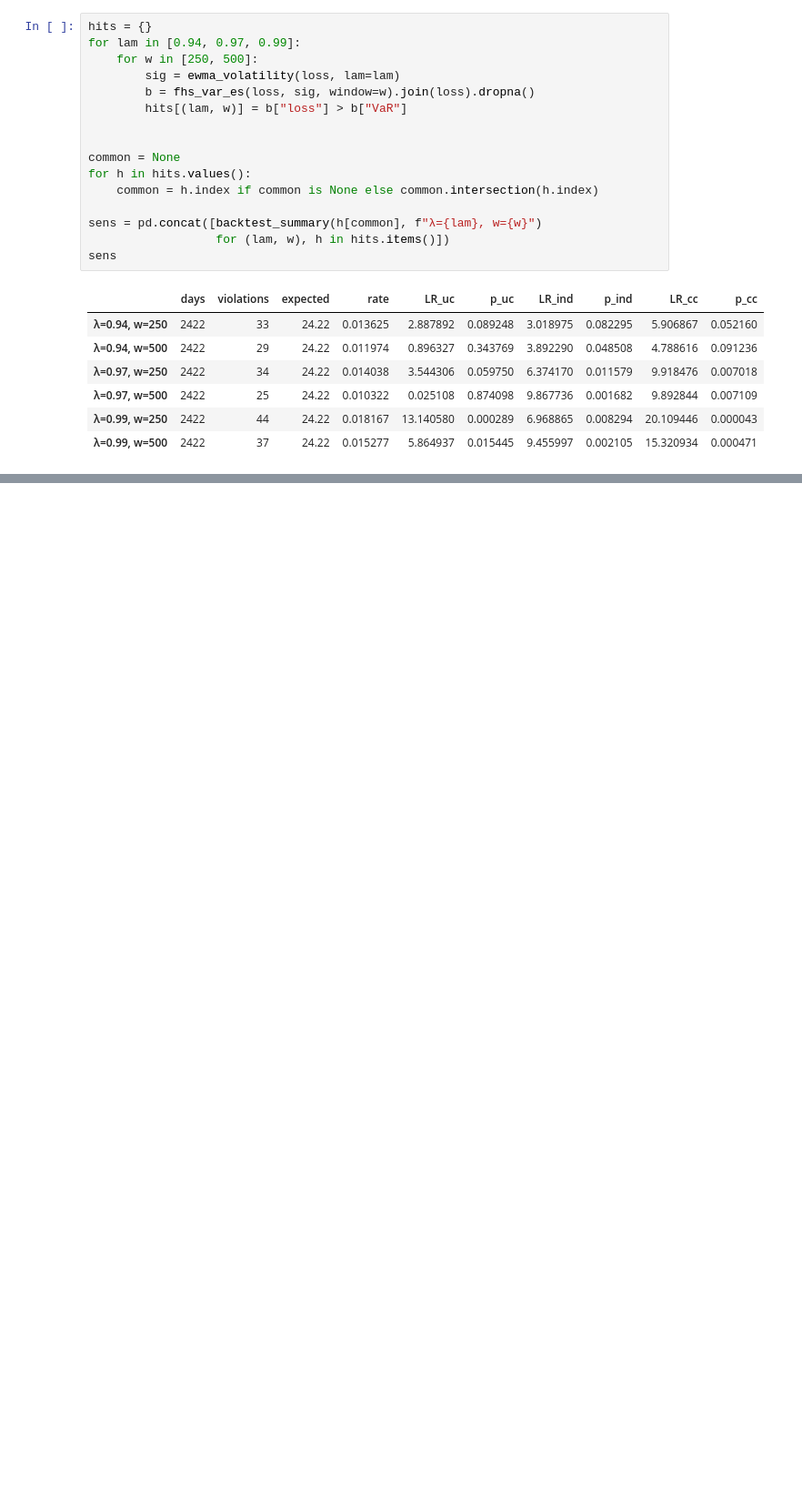
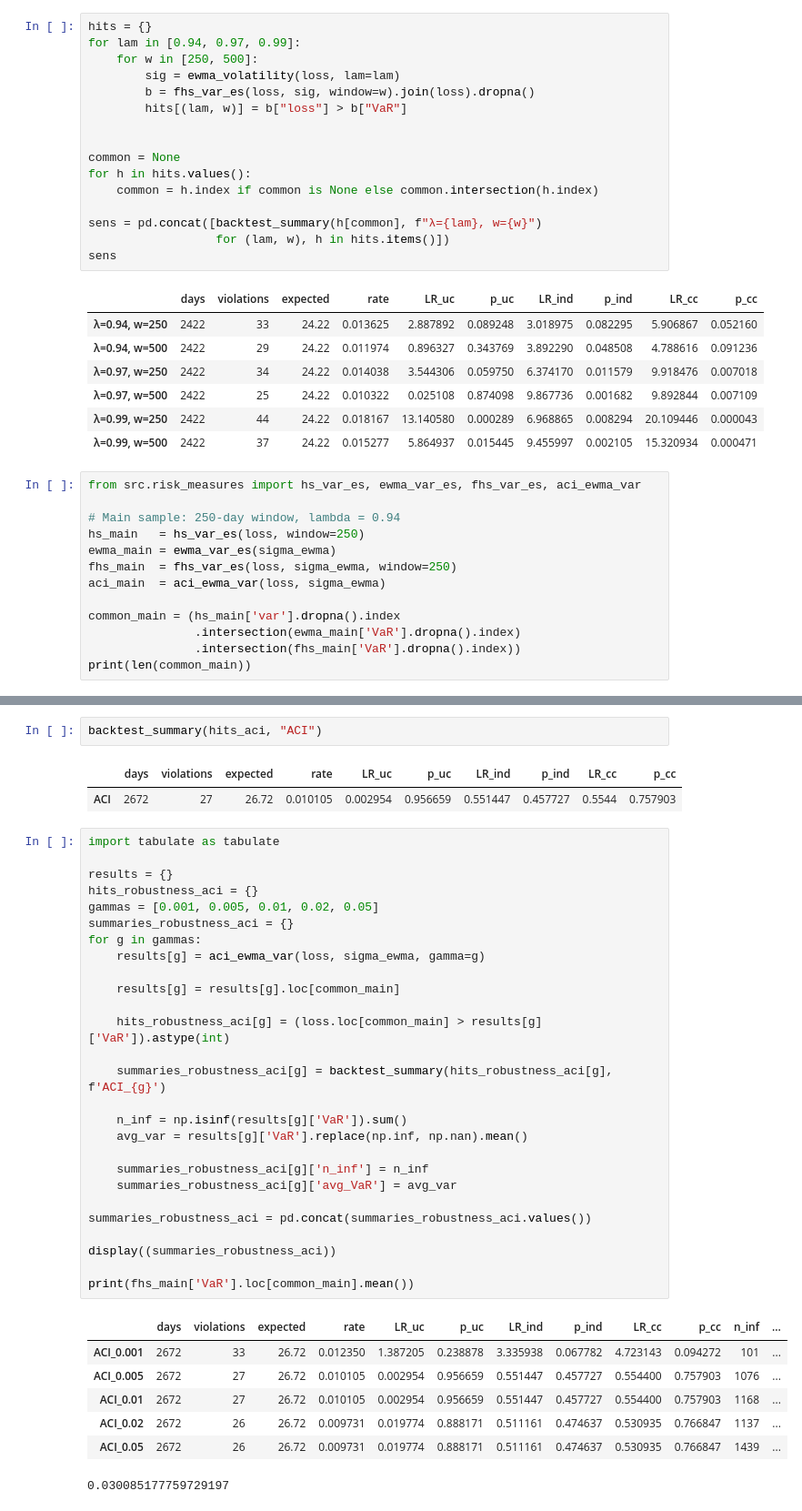
Before and after one commit to robertmatei42/tail-risk-forecasting, a Jupyter notebook: notebooks/02_historical_simulation.ipynb, the cells around one changed output, grey strips where cells are left out. Shown at 91% size. Cells and saved outputs as stored; diff of their text form; blank space fills up the shorter version.

Commit message:
Add ACI-EWMA VaR measure with gamma sensitivity and infinite VaR analysis

```diff
--- a/notebooks/02_historical_simulation.ipynb
+++ b/notebooks/02_historical_simulation.ipynb
@@ -194,3 +194,16 @@ sens
 | λ=0.97, w=500 | 2422 | 25 | 24.22 | 0.010322 | 0.025108 | 0.874098 | 9.867736 | 0.001682 | 9.892844 | 0.007109 |
 | λ=0.99, w=250 | 2422 | 44 | 24.22 | 0.018167 | 13.140580 | 0.000289 | 6.968865 | 0.008294 | 20.109446 | 0.000043 |
 | λ=0.99, w=500 | 2422 | 37 | 24.22 | 0.015277 | 5.864937 | 0.015445 | 9.455997 | 0.002105 | 15.320934 | 0.000471 |
+# %%
+from src.risk_measures import hs_var_es, ewma_var_es, fhs_var_es, aci_ewma_var
+
+# Main sample: 250-day window, lambda = 0.94
+hs_main   = hs_var_es(loss, window=250)
+ewma_main = ewma_var_es(sigma_ewma)
+fhs_main  = fhs_var_es(loss, sigma_ewma, window=250)
+aci_main  = aci_ewma_var(loss, sigma_ewma)
+
+common_main = (hs_main['var'].dropna().index
+               .intersection(ewma_main['VaR'].dropna().index)
+               .intersection(fhs_main['VaR'].dropna().index))
+print(len(common_main))
@@ -196,0 +242,40 @@ sens
+# %%
+backtest_summary(hits_aci, "ACI")
+# %% [output]
+|  | days | violations | expected | rate | LR_uc | p_uc | LR_ind | p_ind | LR_cc | p_cc |
+| ACI | 2672 | 27 | 26.72 | 0.010105 | 0.002954 | 0.956659 | 0.551447 | 0.457727 | 0.5544 | 0.757903 |
+# %%
+import tabulate as tabulate
+
+results = {}
+hits_robustness_aci = {}
+gammas = [0.001, 0.005, 0.01, 0.02, 0.05]
+summaries_robustness_aci = {}
+for g in gammas:
+    results[g] = aci_ewma_var(loss, sigma_ewma, gamma=g)
+
+    results[g] = results[g].loc[common_main]
+
+    hits_robustness_aci[g] = (loss.loc[common_main] > results[g]['VaR']).astype(int)
+
+    summaries_robustness_aci[g] = backtest_summary(hits_robustness_aci[g], f'ACI_{g}')
+
+    n_inf = np.isinf(results[g]['VaR']).sum()
+    avg_var = results[g]['VaR'].replace(np.inf, np.nan).mean()
+
+    summaries_robustness_aci[g]['n_inf'] = n_inf
+    summaries_robustness_aci[g]['avg_VaR'] = avg_var
+
+summaries_robustness_aci = pd.concat(summaries_robustness_aci.values())
+
+display((summaries_robustness_aci))
+
+print(fhs_main['VaR'].loc[common_main].mean())
+# %% [output]
+|  | days | violations | expected | rate | LR_uc | p_uc | LR_ind | p_ind | LR_cc | p_cc | n_inf | ... |
+| ACI_0.001 | 2672 | 33 | 26.72 | 0.012350 | 1.387205 | 0.238878 | 3.335938 | 0.067782 | 4.723143 | 0.094272 | 101 | ... |
+| ACI_0.005 | 2672 | 27 | 26.72 | 0.010105 | 0.002954 | 0.956659 | 0.551447 | 0.457727 | 0.554400 | 0.757903 | 1076 | ... |
+| ACI_0.01 | 2672 | 27 | 26.72 | 0.010105 | 0.002954 | 0.956659 | 0.551447 | 0.457727 | 0.554400 | 0.757903 | 1168 | ... |
+| ACI_0.02 | 2672 | 26 | 26.72 | 0.009731 | 0.019774 | 0.888171 | 0.511161 | 0.474637 | 0.530935 | 0.766847 | 1137 | ... |
+| ACI_0.05 | 2672 | 26 | 26.72 | 0.009731 | 0.019774 | 0.888171 | 0.511161 | 0.474637 | 0.530935 | 0.766847 | 1439 | ... |
+0.030085177759729197
```
Also changed, not shown: parts of 3 cells of this notebook, 1 other file.
